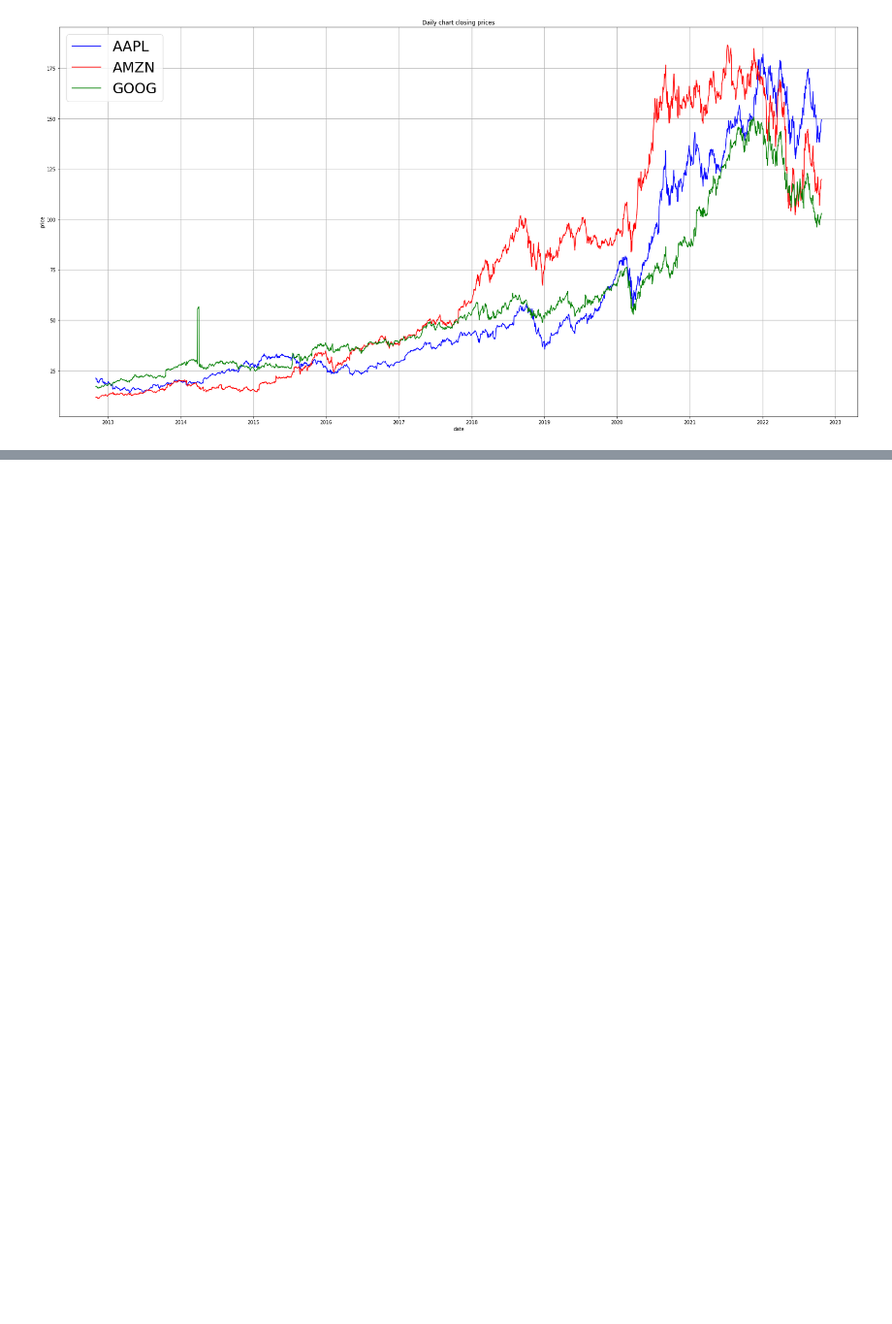
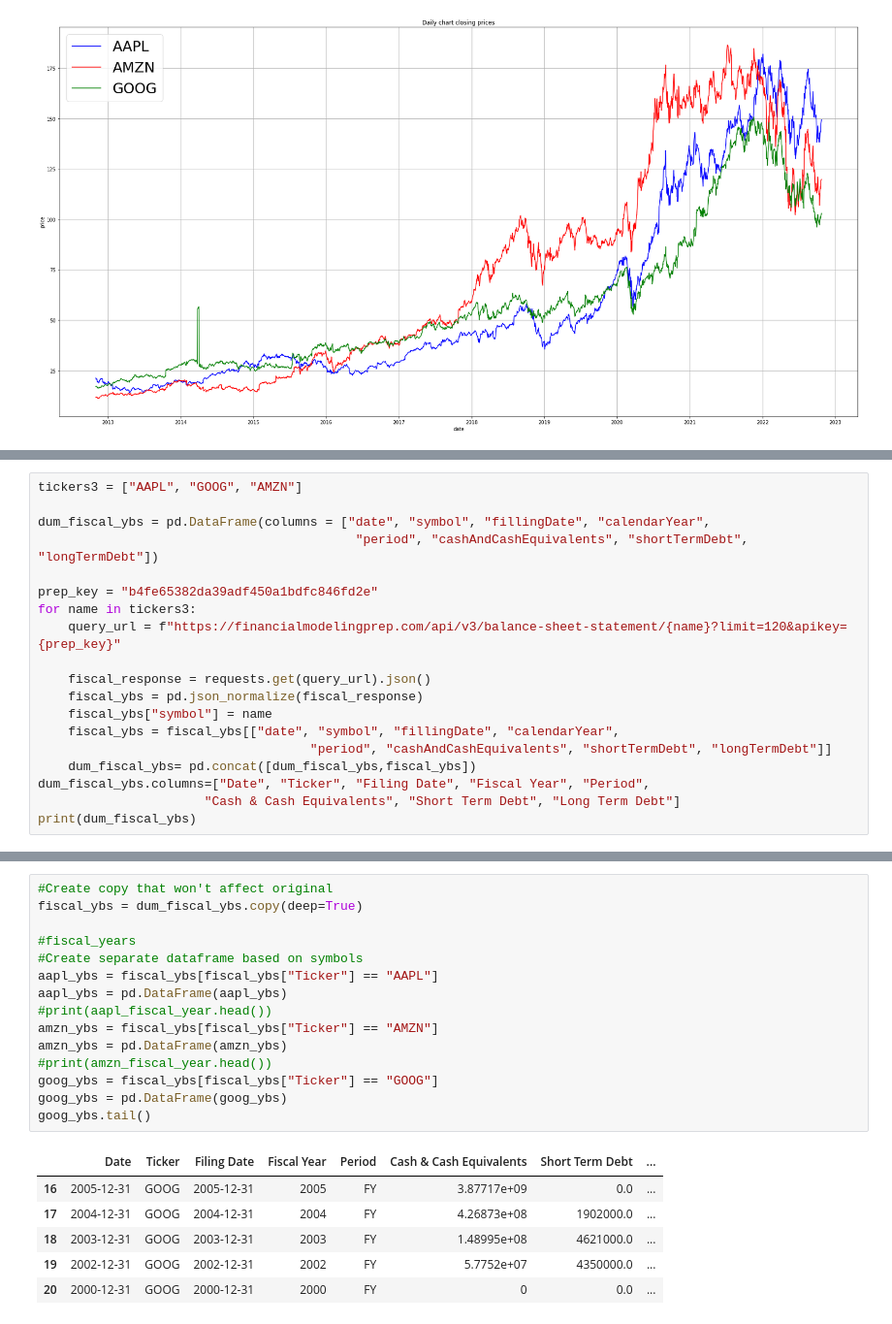
Before and after one commit to lyndsaywylie/Project-1, a Jupyter notebook: lyns.ipynb, the cells around one changed output, grey strips where cells are left out. Shown at 97% size. Saved outputs shown, nothing was run; the diff lists cells and outputs as text; blank space fills up the shorter version.

```diff
--- a/lyns.ipynb
+++ b/lyns.ipynb
@@ -151,0 +364,19 @@ plt.legend(fontsize = "30",loc="upper left")
+# %%
+tickers3 = ["AAPL", "GOOG", "AMZN"]
+
+dum_fiscal_ybs = pd.DataFrame(columns = ["date", "symbol", "fillingDate", "calendarYear",
+                                          "period", "cashAndCashEquivalents", "shortTermDebt", "longTermDebt"])
+
+prep_key = "b4fe65382da39adf450a1bdfc846fd2e"
+for name in tickers3:
+    query_url = f"https://financialmodelingprep.com/api/v3/balance-sheet-statement/{name}?limit=120&apikey={prep_key}"
+
+    fiscal_response = requests.get(query_url).json()
+    fiscal_ybs = pd.json_normalize(fiscal_response)
+    fiscal_ybs["symbol"] = name
+    fiscal_ybs = fiscal_ybs[["date", "symbol", "fillingDate", "calendarYear",
+                                    "period", "cashAndCashEquivalents", "shortTermDebt", "longTermDebt"]]
+    dum_fiscal_ybs= pd.concat([dum_fiscal_ybs,fiscal_ybs])
+dum_fiscal_ybs.columns=["Date", "Ticker", "Filing Date", "Fiscal Year", "Period",
+                      "Cash & Cash Equivalents", "Short Term Debt", "Long Term Debt"]
+print(dum_fiscal_ybs)
@@ -151,0 +401,22 @@ plt.legend(fontsize = "30",loc="upper left")
+# %%
+#Create copy that won't affect original
+fiscal_ybs = dum_fiscal_ybs.copy(deep=True)
+
+#fiscal_years
+#Create separate dataframe based on symbols
+aapl_ybs = fiscal_ybs[fiscal_ybs["Ticker"] == "AAPL"]
+aapl_ybs = pd.DataFrame(aapl_ybs)
+#print(aapl_fiscal_year.head())
+amzn_ybs = fiscal_ybs[fiscal_ybs["Ticker"] == "AMZN"]
+amzn_ybs = pd.DataFrame(amzn_ybs)
+#print(amzn_fiscal_year.head())
+goog_ybs = fiscal_ybs[fiscal_ybs["Ticker"] == "GOOG"]
+goog_ybs = pd.DataFrame(goog_ybs)
+goog_ybs.tail()
+# %% [output]
+|  | Date | Ticker | Filing Date | Fiscal Year | Period | Cash & Cash Equivalents | Short Term Debt | ... |
+| 16 | 2005-12-31 | GOOG | 2005-12-31 | 2005 | FY | 3.87717e+09 | 0.0 | ... |
+| 17 | 2004-12-31 | GOOG | 2004-12-31 | 2004 | FY | 4.26873e+08 | 1902000.0 | ... |
+| 18 | 2003-12-31 | GOOG | 2003-12-31 | 2003 | FY | 1.48995e+08 | 4621000.0 | ... |
+| 19 | 2002-12-31 | GOOG | 2002-12-31 | 2002 | FY | 5.7752e+07 | 4350000.0 | ... |
+| 20 | 2000-12-31 | GOOG | 2000-12-31 | 2000 | FY | 0 | 0.0 | ... |
```
Also changed, not shown: parts of 10 cells of this notebook.
